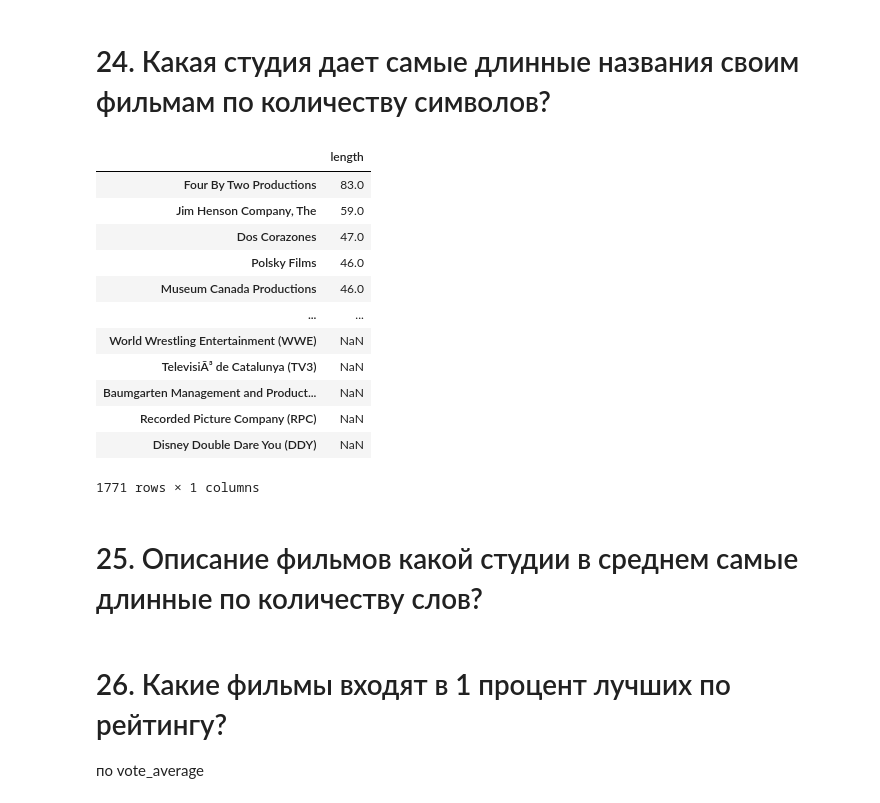
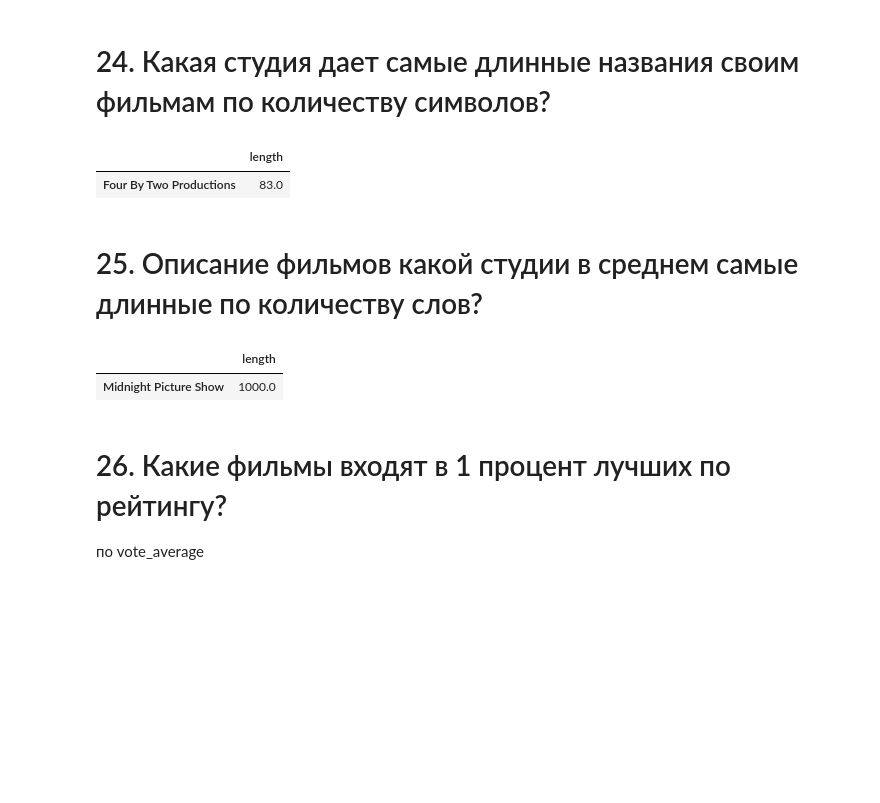
Before and after one commit to ChzenChzen/skillfactory_rds, a Jupyter notebook: Movies_IMBD_v4.1_TEMPLATE.ipynb, the cells around one changed output. Saved outputs shown, nothing was run; the diff lists cells and outputs as text; code cells hidden in the pictures; blank space fills up the shorter version.

```diff
--- a/Movies_IMBD_v4.1_TEMPLATE.ipynb
+++ b/Movies_IMBD_v4.1_TEMPLATE.ipynb
@@ -358,27 +358,16 @@ most_productive
 # %%
 answers['24'] = 'Four By Two Productions'
 data['length'] = data.original_title.str.len()
 df2 = pd.DataFrame(data.production_companies.str.split('|').tolist()).stack()
 df2 = df2.value_counts(ascending=False)
 df2 = pd.DataFrame(df2)
 df2.columns = ['length']
 
 for idx in df2.index:
     df2.length[idx] = data[data.production_companies.str.contains(idx)].length.mean()
-df2.sort_values(by='length', ascending=False)
+df2.sort_values(by='length', ascending=False).head(1)
 # %% [output]
 |  | length |
 | Four By Two Productions | 83.0 |
-| Jim Henson Company, The | 59.0 |
-| Dos Corazones | 47.0 |
-| Polsky Films | 46.0 |
-| Museum Canada Productions | 46.0 |
-| ... | ... |
-| World Wrestling Entertainment (WWE) | NaN |
-| TelevisiÃ³ de Catalunya (TV3) | NaN |
-| Baumgarten Management and Product... | NaN |
-| Recorded Picture Company (RPC) | NaN |
-| Disney Double Dare You (DDY) | NaN |
-1771 rows × 1 columns
 # %% [markdown]
 # 25. Описание фильмов какой студии в среднем самые длинные по количеству слов?
@@ -387,3 +374,18 @@ answers['25'] = ''
+# %%
+answers['25'] = 'Midnight Picture Show'
+data['length'] = data.overview.str.len()
+df2 = pd.DataFrame(data.production_companies.str.split('|').tolist()).stack()
+df2 = df2.value_counts(ascending=False)
+df2 = pd.DataFrame(df2)
+df2.columns = ['length']
+
+for idx in df2.index:
+    df2.length[idx] = data[data.production_companies.str.contains(idx)].length.mean()
+
+df2.sort_values(by='length', ascending=False).head(1)
+# %% [output]
+|  | length |
+| Midnight Picture Show | 1000.0 |
 # %% [markdown]
 # 26. Какие фильмы входят в 1 процент лучших по рейтингу?
 по vote_average
```
Also changed, not shown: parts of 4 cells of this notebook.
